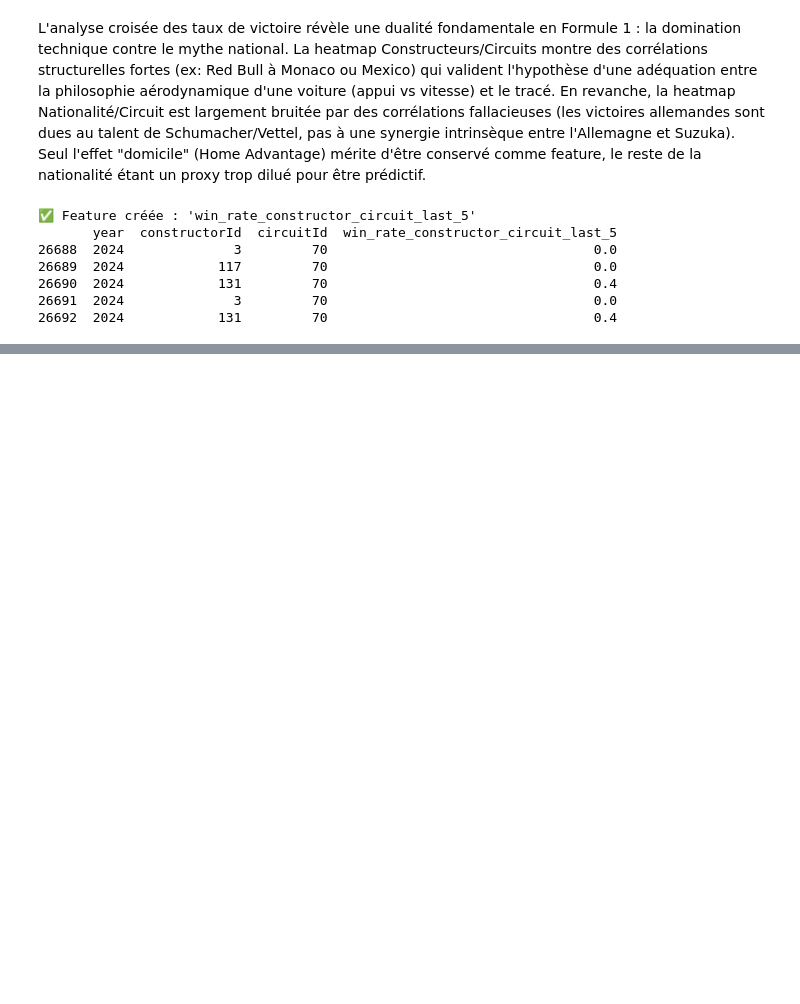
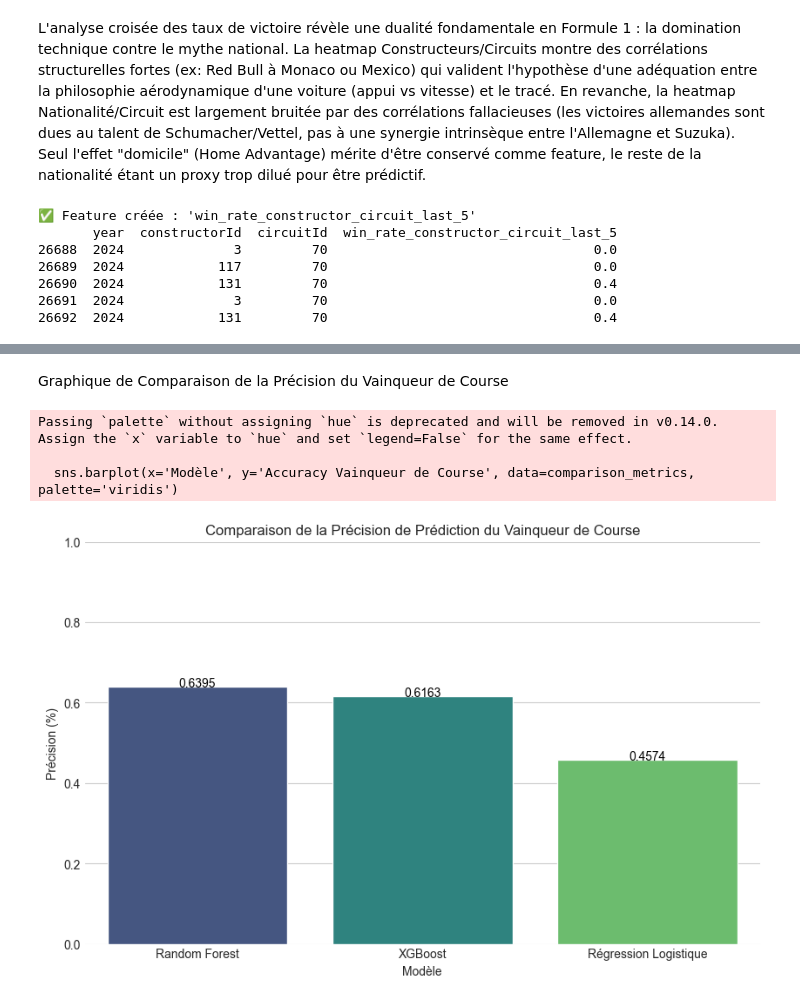
Before and after one commit to antoninnnnn/ProjetF1, a Jupyter notebook: Propre.ipynb, the cells around one changed output, grey strips where cells are left out. Cells and saved outputs as stored; diff of their text form; code cells hidden in the pictures; blank space fills up the shorter version.

```diff
--- a/Propre.ipynb
+++ b/Propre.ipynb
@@ -1502,0 +2330,41 @@ print(df[['year', 'constructorId', 'circuitId', 'win_rate_constructor_circuit_la
+# %% [markdown]
+Graphique de Comparaison de la Précision du Vainqueur de Course
+# %%
+# Récupérer les métriques de Race Winner Accuracy à partir des résultats précédents
+# (Les variables de précision doivent être définies à partir des étapes 5, 8 et 13)
+
+# Les variables attendues sont (ajustez les noms si nécessaire) :
+# race_winner_accuracy (RF baseline) ou race_winner_accuracy_tuned (RF tuned)
+# race_winner_accuracy_xgb (XGBoost baseline) ou race_winner_accuracy_tuned_xgb (XGBoost tuned)
+# race_winner_accuracy_tuned_logreg (LogReg tuned)
+
+comparison_metrics = pd.DataFrame({
+    'Modèle': ['Random Forest', 'XGBoost', 'Régression Logistique'],
+    'Accuracy Vainqueur de Course': [
+        race_winner_accuracy_tuned if 'race_winner_accuracy_tuned' in globals() else race_winner_accuracy,
+        race_winner_accuracy_tuned_xgb if 'race_winner_accuracy_tuned_xgb' in globals() else race_winner_accuracy_xgb,
+        race_winner_accuracy_tuned_logreg
+    ]
+})
+
+# Tri par performance
+comparison_metrics = comparison_metrics.sort_values(by='Accuracy Vainqueur de Course', ascending=False).reset_index(drop=True)
+
+plt.figure(figsize=(10, 6))
+sns.barplot(x='Modèle', y='Accuracy Vainqueur de Course', data=comparison_metrics, palette='viridis')
+
+# Ajout des valeurs au-dessus des barres
+for index, row in comparison_metrics.iterrows():
+    plt.text(row.name, row['Accuracy Vainqueur de Course'], f"{row['Accuracy Vainqueur de Course']:.4f}", color='black', ha="center")
+
+plt.ylim(0, 1.0)
+plt.title('Comparaison de la Précision de Prédiction du Vainqueur de Course')
+plt.ylabel('Précision (%)')
+plt.show()
+
+#
+# %% [output]
+Passing `palette` without assigning `hue` is deprecated and will be removed in v0.14.0. Assign the `x` variable to `hue` and set `legend=False` for the same effect.
+
+  sns.barplot(x='Modèle', y='Accuracy Vainqueur de Course', data=comparison_metrics, palette='viridis')
+[figure, added]
```
Also changed, not shown: parts of 32 cells of this notebook.
